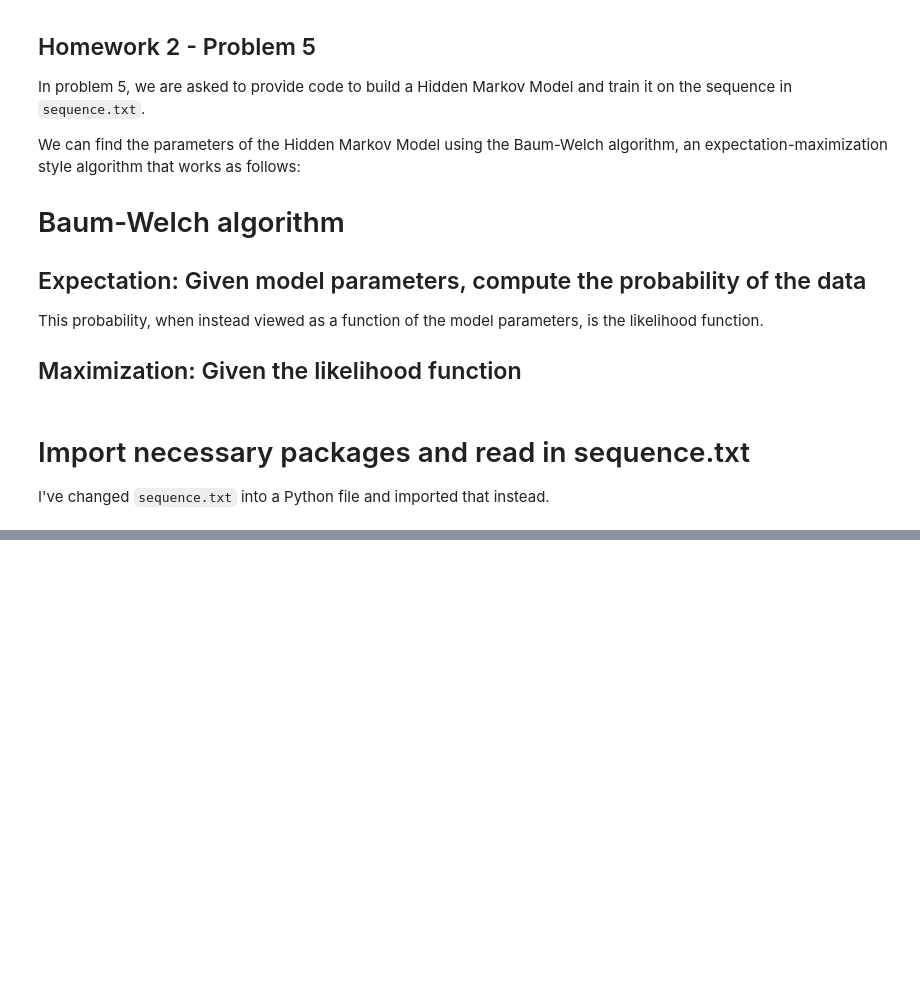
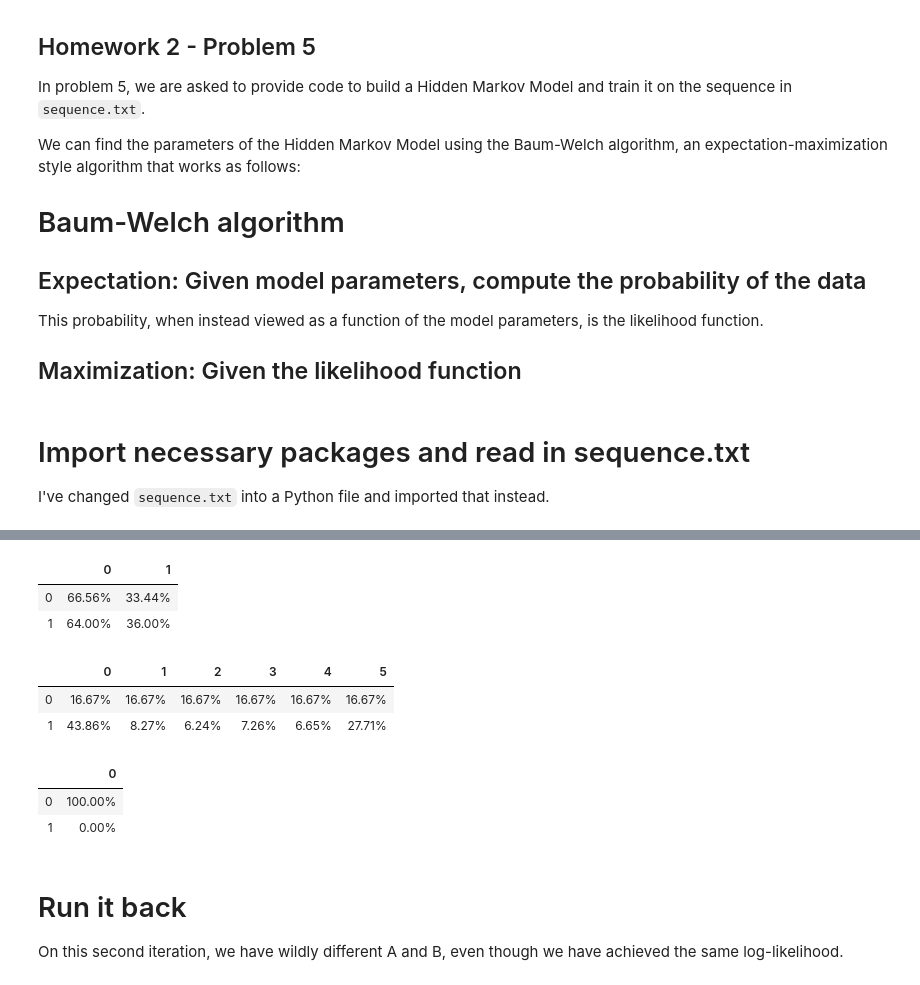
Before and after one commit to EricHe98/inference, a Jupyter notebook: hw2_inference_code.ipynb, the cells around one changed output, grey strips where cells are left out. Drawn from its saved outputs; the diff is of its cells as text; code cells hidden in the pictures; blank space fills up the shorter version.

```diff
--- a/hw2_inference_code.ipynb
+++ b/hw2_inference_code.ipynb
@@ -54,5 +34,0 @@ array([1.67314126, 1.04649747])
-# %%
-P = np.array([0.5, 0.5])
-B = np.random.rand(2, 5)
-Y = [y-1 for y in s]
-P * B[:,Y[0]]
@@ -219,3 +34,0 @@ class HMM():
-# %%
-hmm = HMM(2,Y)
-hmm.fit(Y)
@@ -404,0 +196,25 @@ IndexError: only integers, slices (`:`), ellipsis (`...`), numpy.newaxis (`None`
+# %%
+with pd.option_context('display.float_format', lambda x: '{:.2f}%'.format(x * 100)):
+    display(pd.DataFrame(hmm.A))
+# %% [output]
+|  | 0 | 1 |
+| 0 | 66.56% | 33.44% |
+| 1 | 64.00% | 36.00% |
+# %%
+with pd.option_context('display.float_format', lambda x: '{:.2f}%'.format(x * 100)):
+    display(pd.DataFrame(hmm.B))
+# %% [output]
+|  | 0 | 1 | 2 | 3 | 4 | 5 |
+| 0 | 16.67% | 16.67% | 16.67% | 16.67% | 16.67% | 16.67% |
+| 1 | 43.86% | 8.27% | 6.24% | 7.26% | 6.65% | 27.71% |
+# %%
+with pd.option_context('display.float_format', lambda x: '{:.2f}%'.format(x * 100)):
+    display(pd.DataFrame(hmm.P))
+# %% [output]
+|  | 0 |
+| 0 | 100.00% |
+| 1 | 0.00% |
+# %% [markdown]
+# Run it back
+
+On this second iteration, we have wildly different A and B, even though we have achieved the same log-likelihood.
```
Also changed, not shown: parts of 40 cells of this notebook.
